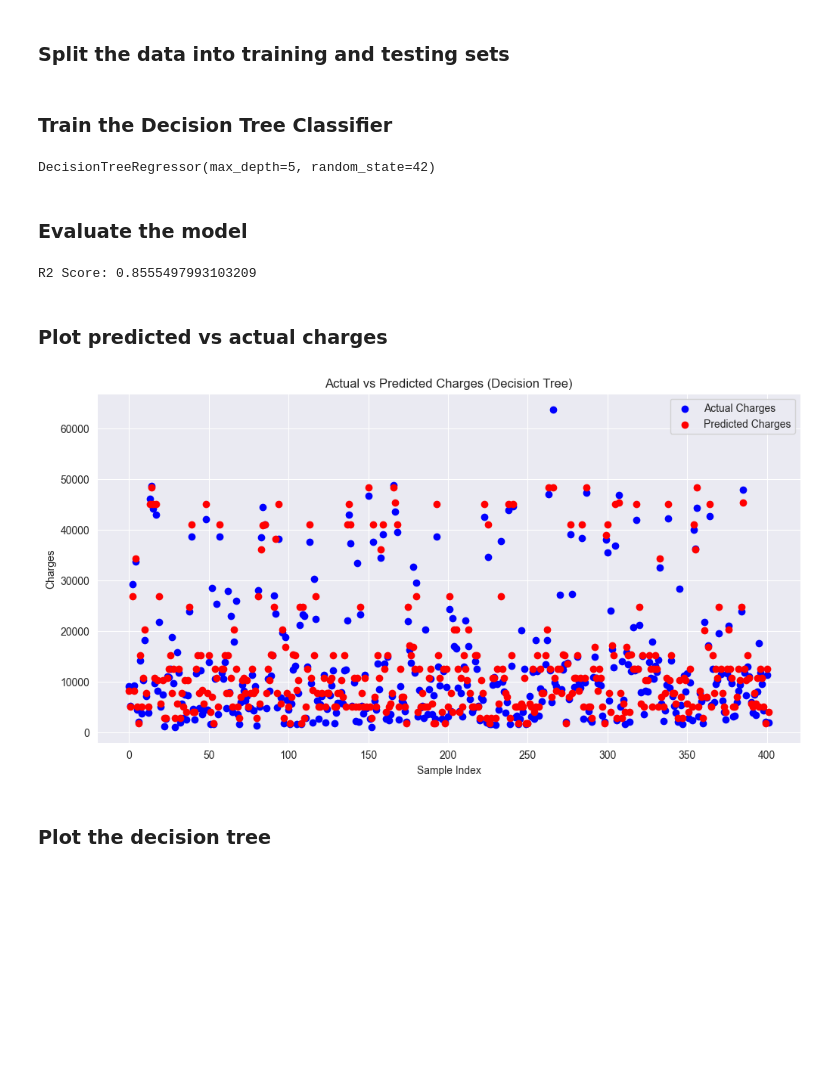
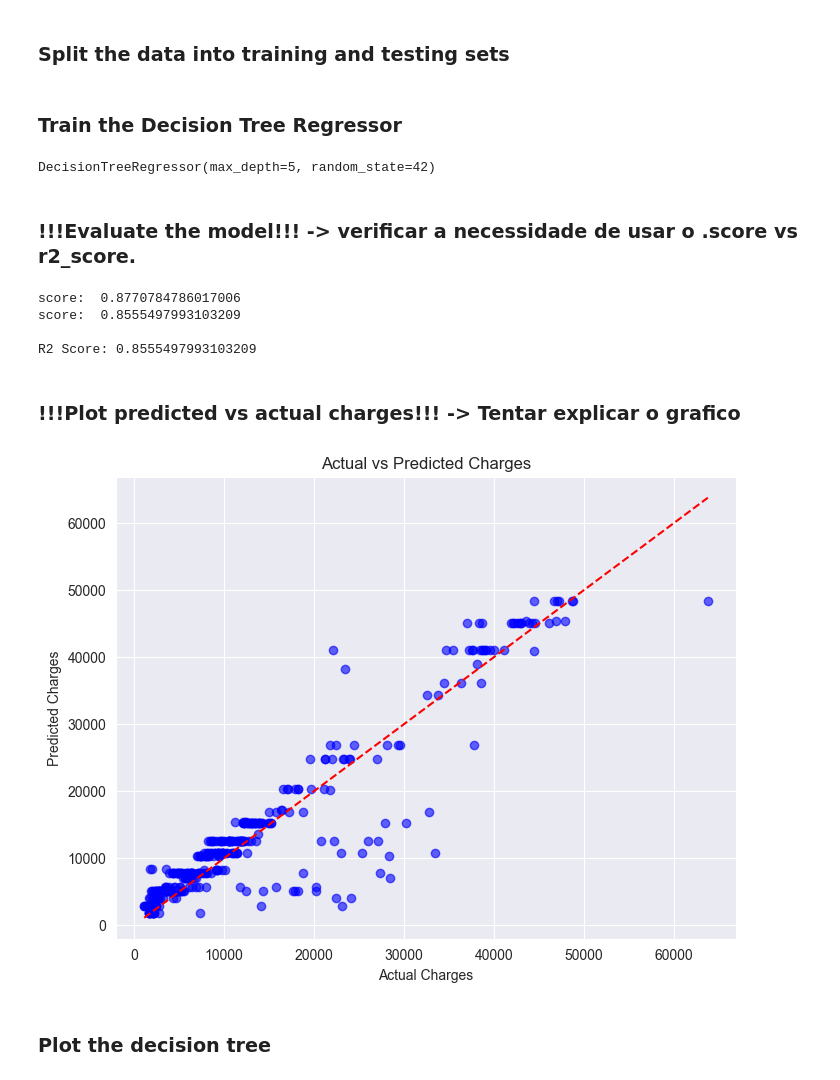
Before and after one commit to d-klotz/tech-challenge-fiap, a Jupyter notebook: tech-challenge-tree-based.ipynb, the cells around one changed output. Cells and saved outputs as stored; diff of their text form; code cells hidden in the pictures; blank space fills up the shorter version.

```diff
--- a/tech-challenge-tree-based.ipynb
+++ b/tech-challenge-tree-based.ipynb
@@ -115,7 +134,7 @@ from sklearn.model_selection import train_test_split, GridSearchCV
 X_train, X_test, y_train, y_test = train_test_split(
     X_preprocessed_df, y, test_size=0.30, random_state=42)
 # %% [markdown]
-### Train the Decision Tree Classifier
+### Train the Decision Tree Regressor
 # %%
 from sklearn.tree import DecisionTreeRegressor
 
@@ -124,32 +144,34 @@ dt_classifier.fit(X_train, y_train)
 # %% [output]
 DecisionTreeRegressor(max_depth=5, random_state=42)
 # %% [markdown]
-### Evaluate the model
+### !!!Evaluate the model!!! -> verificar a necessidade de usar o .score vs r2_score.
 # %%
 from sklearn.metrics import r2_score
 
 y_pred = dt_classifier.predict(X_test)
 r_squared = r2_score(y_test, y_pred)
 
+print("score: ", dt_classifier.score(X_train, y_train))
+print("score: ", dt_classifier.score(X_test, y_test))
+
 print('\nR2 Score:', r_squared)
 # %% [output]
+score:  0.8770784786017006
+score:  0.8555497993103209
+
 R2 Score: 0.8555497993103209
 # %% [markdown]
-### Plot predicted vs actual charges
+### !!!Plot predicted vs actual charges!!! -> Tentar explicar o grafico
 # %%
-y_test = y_test.reset_index(drop=True)
-y_pred_best_dt = pd.Series(y_pred)
-
-plt.figure(figsize=(12, 6))
-plt.scatter(range(len(y_test)), y_test, color='blue', label='Actual Charges')
-plt.scatter(range(len(y_pred_best_dt)), y_pred_best_dt, color='red', label='Predicted Charges')
-plt.xlabel('Sample Index')
-plt.ylabel('Charges')
-plt.title('Actual vs Predicted Charges (Decision Tree)')
-plt.legend()
+plt.figure(figsize=(8,6))
+plt.scatter(y_test, y_pred, color='blue', alpha=0.6)
+plt.plot([y_test.min(), y_test.max()], [y_test.min(), y_test.max()], 'r--')
+plt.xlabel('Actual Charges')
+plt.ylabel('Predicted Charges')
+plt.title('Actual vs Predicted Charges')
 plt.show()
 # %% [output]
-[figure, old version]
+[figure, new version]
 # %% [markdown]
 ### Plot the decision tree
 # %%
```
Also changed, not shown: parts of 20 cells of this notebook, 1 other file.
